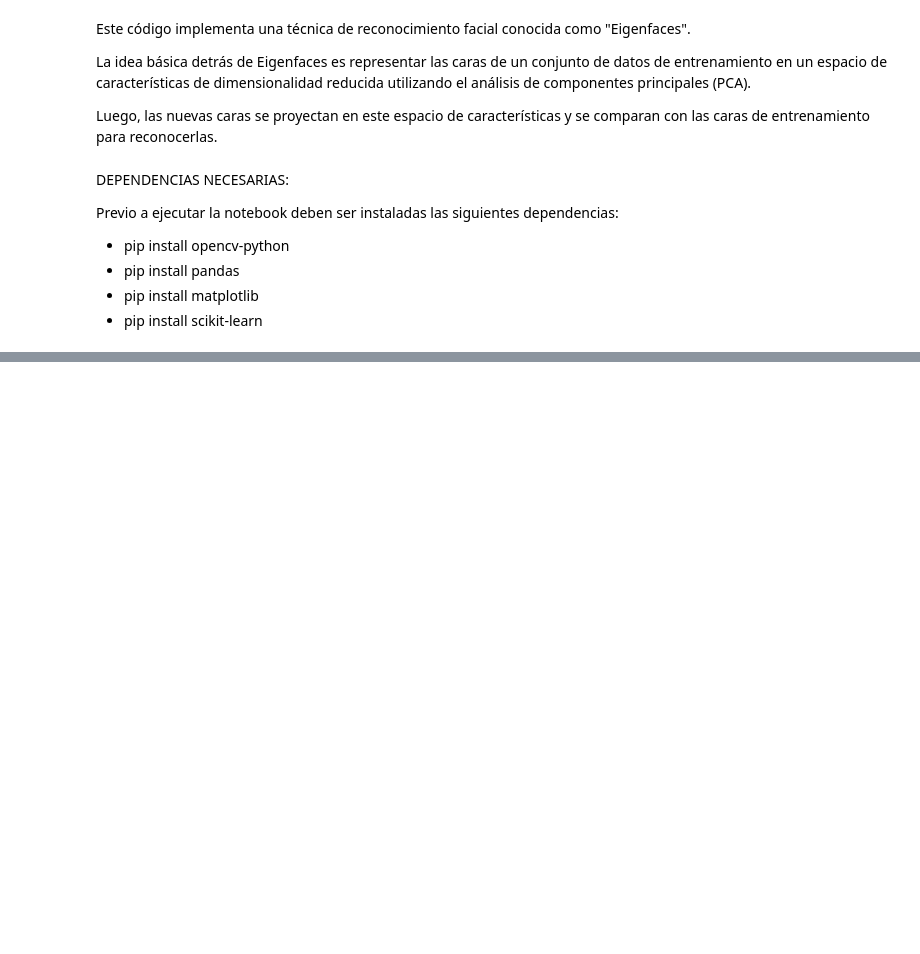
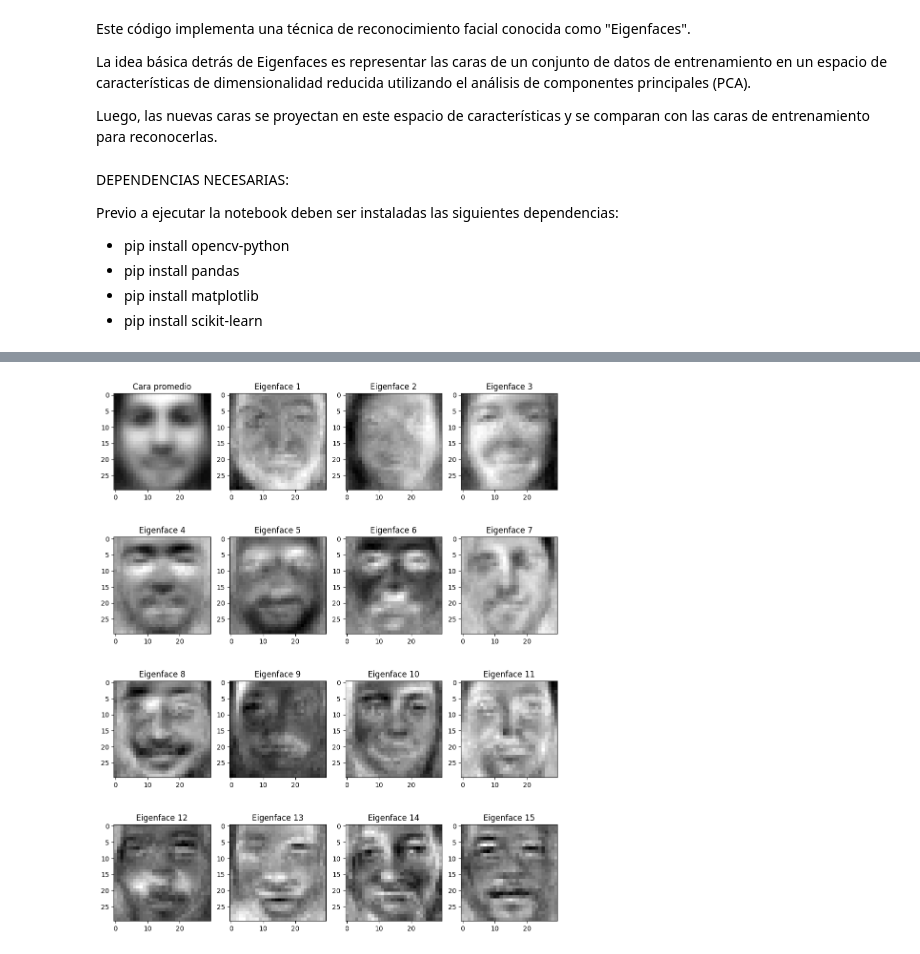
Before and after one commit to fechhh/NuestrasCaras, a Jupyter notebook: Main.ipynb, the cells around one changed output, grey strips where cells are left out. Cells and saved outputs as stored; diff of their text form; code cells hidden in the pictures; blank space fills up the shorter version.

```diff
--- a/Main.ipynb
+++ b/Main.ipynb
@@ -76,0 +97,17 @@ KeyboardInterrupt:
+# %%
+#********************************************************************************************************************
+#                    GRAFICO DE LAS PRIMERAS 15 EIGENFACES
+#********************************************************************************************************************
+
+fig, ax = plt.subplots(4, 4, figsize=(12, 15))
+
+ax[0, 0].imshow(cara_promedio.reshape(30,30), cmap="gray")
+ax[0, 0].set_title("Cara promedio")
+
+for i in range(0,15): # primeras 15 pca
+    ax[(i+1) // 4, (i+1) % 4].imshow(eigenfaces[i].reshape(30,30), cmap="gray")
+    ax[(i+1) // 4, (i+1) % 4].set_title(f"Eigenface {i+1}")
+
+plt.show()
+# %% [output]
+[figure, added]
```
Also changed, not shown: parts of 8 cells of this notebook, 1 other file.
